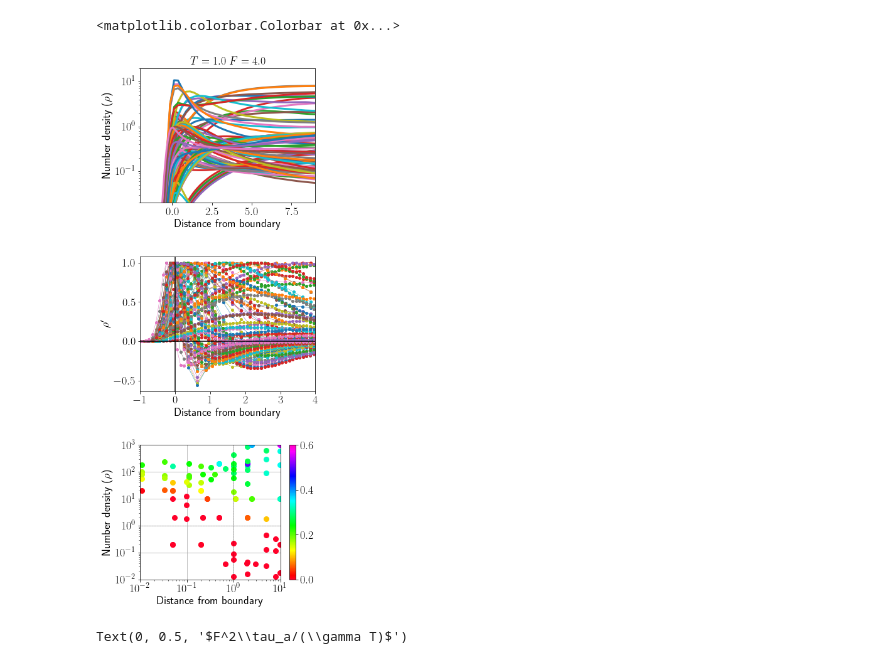
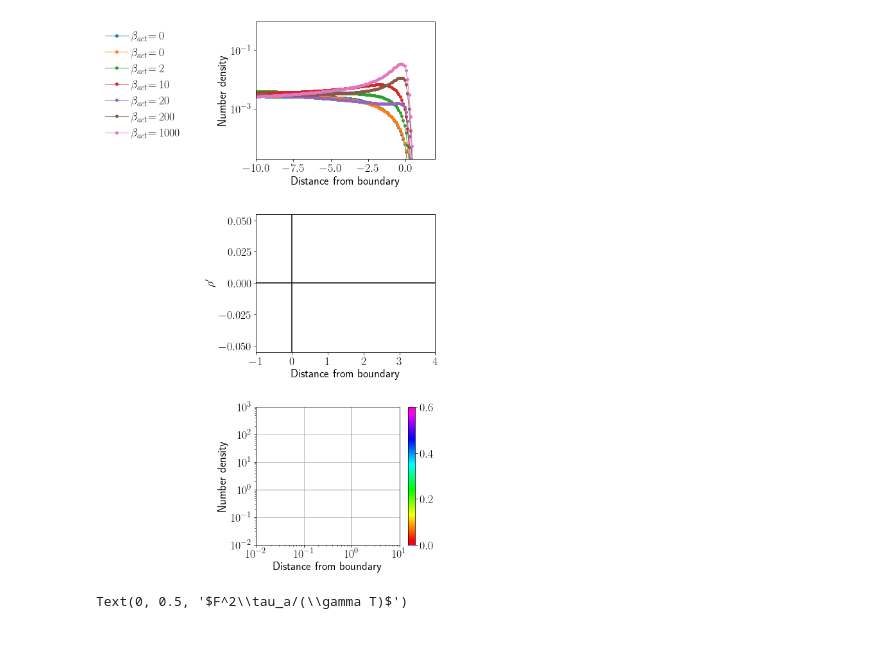
Before and after one commit to s-brahmachari/Active-noise-simulations, a Jupyter notebook: analysis_codes/plot-RDP.ipynb, the cells around one changed output. Saved outputs shown, nothing was run; the diff lists cells and outputs as text; code cells hidden in the pictures.

```diff
--- a/analysis_codes/plot-RDP.ipynb
+++ b/analysis_codes/plot-RDP.ipynb
@@ -38,13 +38,13 @@ m = cm.ScalarMappable(norm=norm, cmap=cmap)
 # print(m.to_rgba(x))
 X,Y,Z=[],[],[]
 w=0
-for jj,fpath in enumerate(['../data/ROUSE_chain_confined_Ns/N300/','../data/ROUSE_chain_confined_Ns/']):
+for jj,fpath in enumerate(['../data/ROUSE_chain_confined_Ns/N300/','../../data/ROUSE_chain_confined_Ns/']):
     nn=nvals[jj]
-    # if jj==0: continue
+    if jj==0: continue
 
     print(nn)
     for fname in os.listdir(fpath):
-        if '.npz' in fname and 'RDP' in fname:
+        if '.npz' in fname and 'RDPs' in fname:
             # print(fname)#.split('_'))
             T= float(fname.split('_')[ind].replace('T',''))
             F=float(fname.split('_')[ind+1].replace('F',''))
@@ -68,31 +68,37 @@ for jj,fpath in enumerate(['../data/ROUSE_chain_confined_Ns/N300/','../data/ROUS
                 c='r'
                 # continue
             w+=1
+            b_act=np.around(F**2*Ta/(0.1*T),decimals=0)
+            # if b_act not in [0.0, 2.0,40.0, 160.0, 180.0]: continue
             # if T==0.5 and F==0.1 and (Ta==10 or Ta==50) and R0==10 and (kb==5 ) and nn==100:
-            if True:
+            if R0==100 and T==0.5 and kb==5:
                 npzfile=np.load(fpath+fname)
-                print(t1,F, fname)
+                print(b_act, kb,F,)
+                if F==0.008: continue
                 bin_w=R0/npzfile['bins'].shape[0]
                 # if Ta>t1: continue
-                ax1.plot(R0-npzfile['bins'],npzfile['hist'][0], '-',label='$\\tau_a={:.0f}$'.format(Ta,),lw=3)
-                drho=-np.gradient(npzfile['hist'][0])/(np.gradient(npzfile['bins']))
 
-                drho=np.array([xx/max(drho) for xx,yy in zip(drho,npzfile['bins'])  if yy<R0+1 and yy>R0-4])
+                ax1.plot(npzfile['bins']-R0,npzfile['hist'][0], '.-',label='$\\beta_{act}$'+'$={:.0f} $'.format(b_act,),lw=1)
 
 
-                drho_bins=np.array([R0-xx for xx in npzfile['bins'] if xx<R0+1 and xx>R0-4])
+                # drho=-np.gradient(npzfile['hist'][0])/(np.gradient(npzfile['bins']))
+
+                # drho=np.array([xx/max(drho) for xx,yy in zip(drho,npzfile['bins'])  if yy<R0+1 and yy>R0-4])
+
+
+                # drho_bins=np.array([R0-xx for xx in npzfile['bins'] if xx<R0+1 and xx>R0-4])
                 # p,pcov=curve_fit(fit_func,drho_bins,drho)
                 # print(p)
-                if np.any(drho<0):cval=-min(drho)
-                else: cval=0
+                # if np.any(drho<0):cval=-min(drho)
+                # else: cval=0
 
-                ax3.plot(drho_bins, drho, '.-',lw=0.5)
-                ax4.loglog(Ta/t1,F**2*Ta/(0.1*T),'o',c=m.to_rgba(cval))
+                # ax3.plot(drho_bins, drho, '.-',lw=0.5)
+                # ax4.loglog(Ta/t1,F**2*Ta/(0.1*T),'o',c=m.to_rgba(cval))
                 # ax3.plot(np.linspace(0,10,50), fit_func(np.linspace(0,10,50), p[0],p[1],p[2],p[3],p[4]),'k--',lw=0.5)
-                ax1.set_title('$T={}\ F={}$'.format(T,F))
-                Y.append(F**2*Ta/(0.1*T))
-                X.append(Ta/t1)
-                Z.append(cval)
+                # ax1.set_title('$T={}\ F={}$'.format(T,F))
+                # Y.append(F**2*Ta/(0.1*T))
+                # X.append(Ta/t1)
+                # Z.append(cval)
 
                 # print('{:.2f}'.format(Ta/t1), cval)
                 # ax1.set_xlim(-1,R0+1)
@@ -126,10 +132,10 @@ for axi in axes.flatten():
     # axi.set_xlim([-1,6])
 
     axi.set_xlabel('Distance from boundary')
-    axi.set_ylabel('Number density ($\\rho$)')
+    axi.set_ylabel('Number density')
 ax3.set_yscale('Linear')
 # ax4.set_yscale('SymLog')
-# ax1.legend()
+ax1.legend(loc='upper left', ncol=1,bbox_to_anchor=(-0.9,1))
 ax3.set_ylabel('$\\rho^\\prime$')
 
 ax4.set_xscale('Log')
@@ -137,8 +143,10 @@ ax4.set_yscale('Log')
 ax4.set_xlim(1e-2,10)
 ax4.set_ylim(1e-2,1e3)
 
-ax1.set_ylim([2e-2,20])
-ax1.set_xlim([-2,9])
+ax1.set_ylim([2e-5,1])
+ax1.set_xlim([-10,2])
+
+
 ax3.set_xlim([-1,4])
 ax3.axvline(0,c='k')
 # ax4.set_yscale('Linear')
@@ -152,5 +160,5 @@ ax4.axvline(1,c='k',ls=':',lw=0.5)
 ax4.grid()
 plt.colorbar(m)
 
-# fig.savefig('../plots/Rouse/RC_RDP_intro.png', dpi=300, bbox_inches='tight')
+fig.savefig('../../plots/Rouse/RC_RDP_R0100.png', dpi=300, bbox_inches='tight')
 # %% [output]
@@ -174,5 +174,4 @@ plt.colorbar(m)
-<matplotlib.colorbar.Colorbar at 0x...>
-[figure, old version]
+[figure, new version]
 # %%
 Xi,Yi=np.meshgrid(np.logspace(-3,2,50),np.logspace(-3,4,60))
 triang=tri.Triangulation(X,Y)
```
Also changed, not shown: parts of 1 cell of this notebook, 6 other files.
